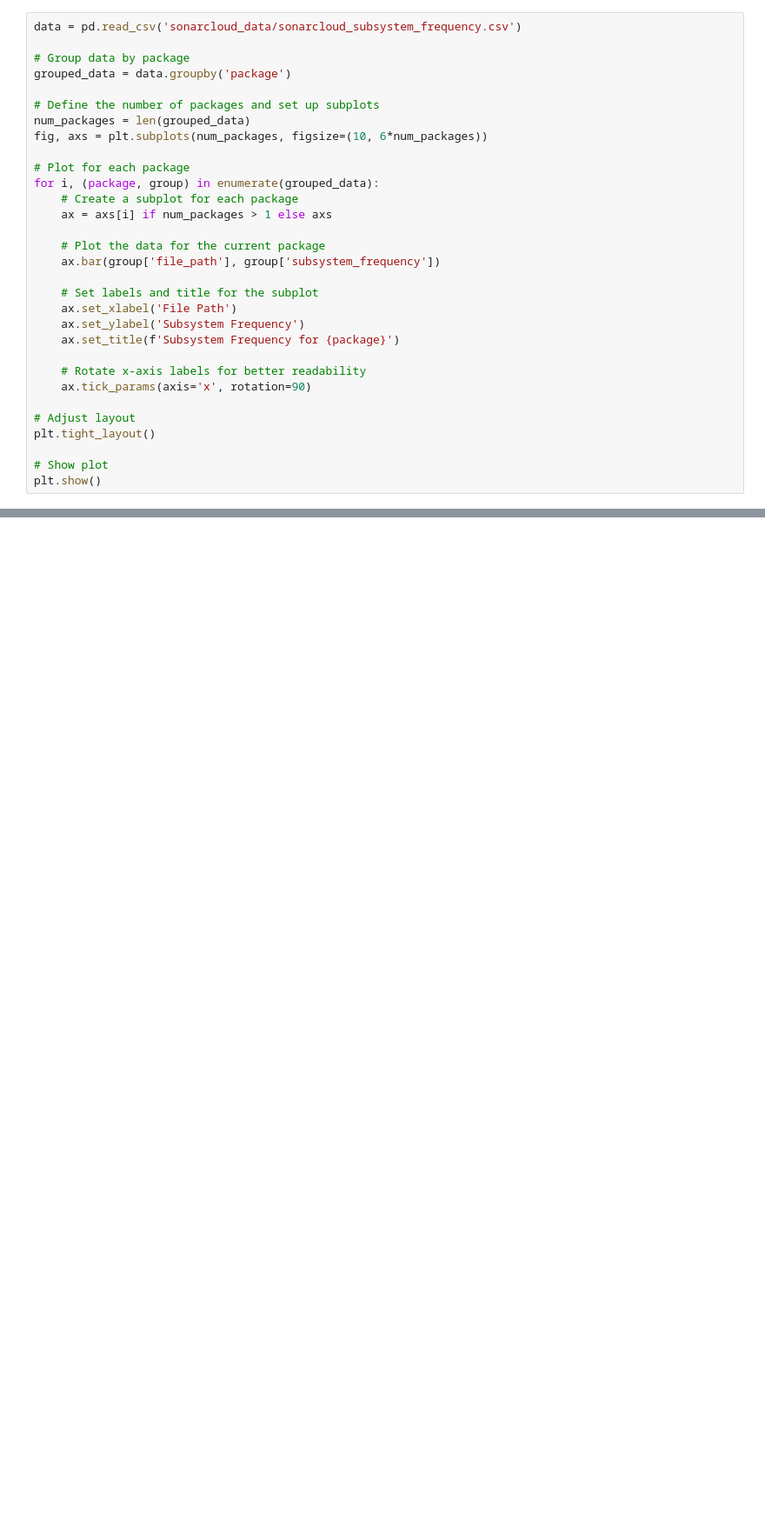
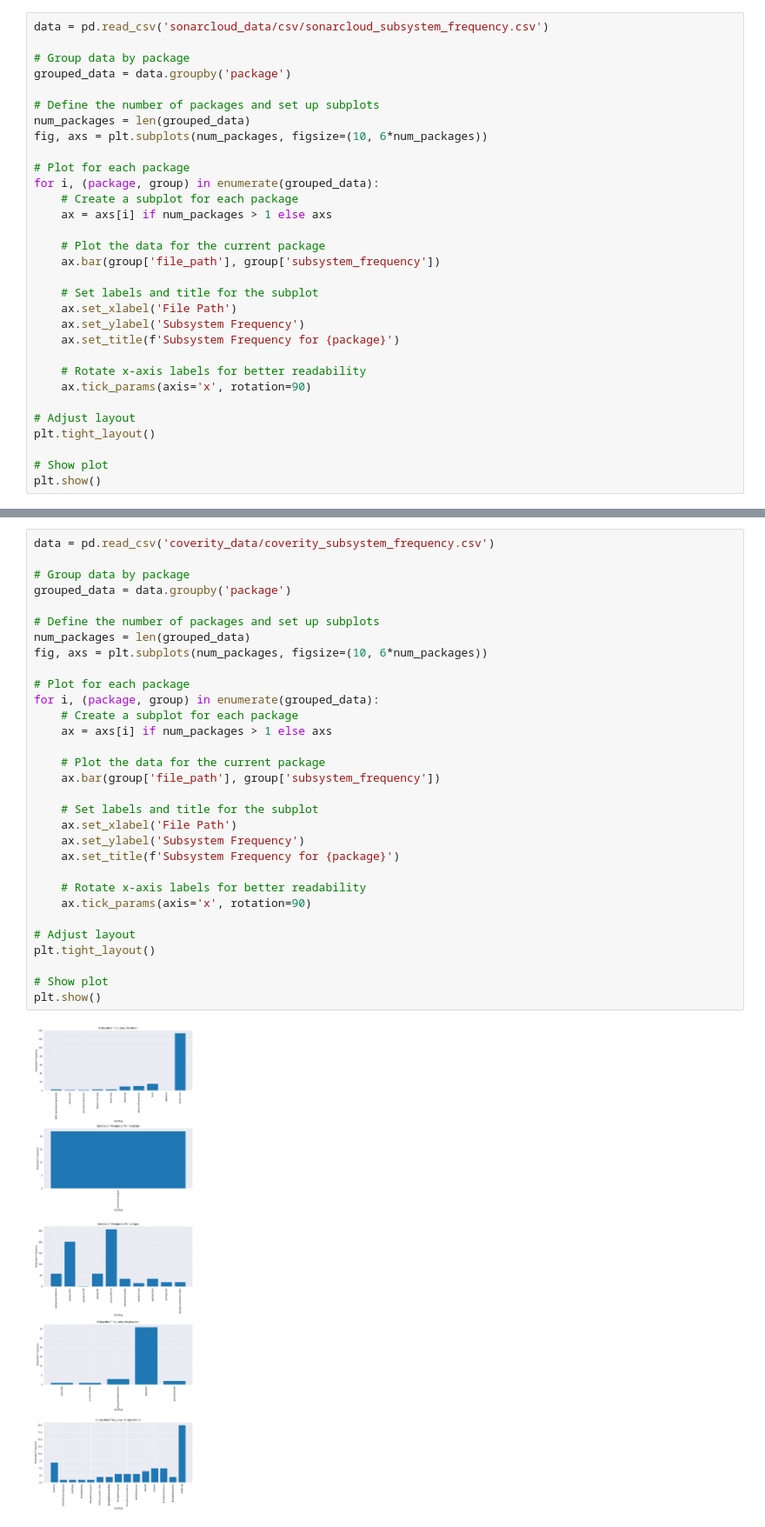
Before and after one commit to Hashir-Jamil/static-analysis-tools-comparison, a Jupyter notebook: static_analysis_data.ipynb, the cells around one changed output, grey strips where cells are left out. Shown: that part at 87% size. Cells and saved outputs as stored; diff of their text form; blank space fills up the shorter version.

```diff
--- a/static_analysis_data.ipynb
+++ b/static_analysis_data.ipynb
@@ -146,7 +154,7 @@ subsystem_frequency_df
 | 63 | hibernate | hibernate-proxool | 1 |
 64 rows × 3 columns
 # %%
-data = pd.read_csv('sonarcloud_data/sonarcloud_subsystem_frequency.csv')
+data = pd.read_csv('sonarcloud_data/csv/sonarcloud_subsystem_frequency.csv')
 
 # Group data by package
 grouped_data = data.groupby('package')
@@ -180,0 +290,33 @@ plt.show()
+# %%
+data = pd.read_csv('coverity_data/coverity_subsystem_frequency.csv')
+
+# Group data by package
+grouped_data = data.groupby('package')
+
+# Define the number of packages and set up subplots
+num_packages = len(grouped_data)
+fig, axs = plt.subplots(num_packages, figsize=(10, 6*num_packages))
+
+# Plot for each package
+for i, (package, group) in enumerate(grouped_data):
+    # Create a subplot for each package
+    ax = axs[i] if num_packages > 1 else axs
+
+    # Plot the data for the current package
+    ax.bar(group['file_path'], group['subsystem_frequency'])
+
+    # Set labels and title for the subplot
+    ax.set_xlabel('File Path')
+    ax.set_ylabel('Subsystem Frequency')
+    ax.set_title(f'Subsystem Frequency for {package}')
+
+    # Rotate x-axis labels for better readability
+    ax.tick_params(axis='x', rotation=90)
+
+# Adjust layout
+plt.tight_layout()
+
+# Show plot
+plt.show()
+# %% [output]
+[figure, added]
```
Also changed, not shown: parts of 14 cells of this notebook, 31 other files.
